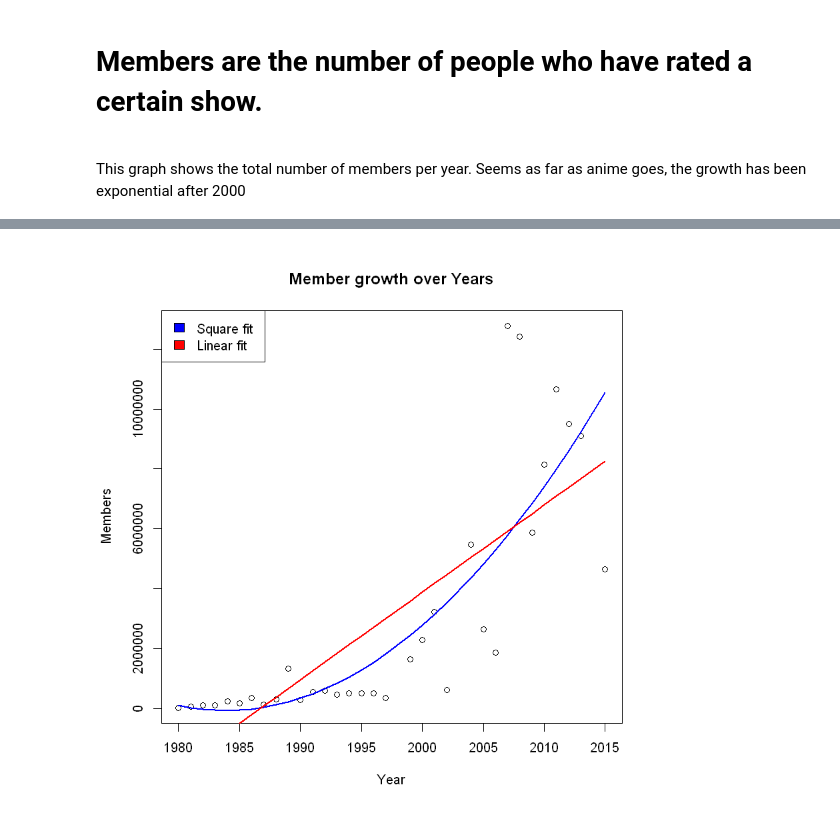
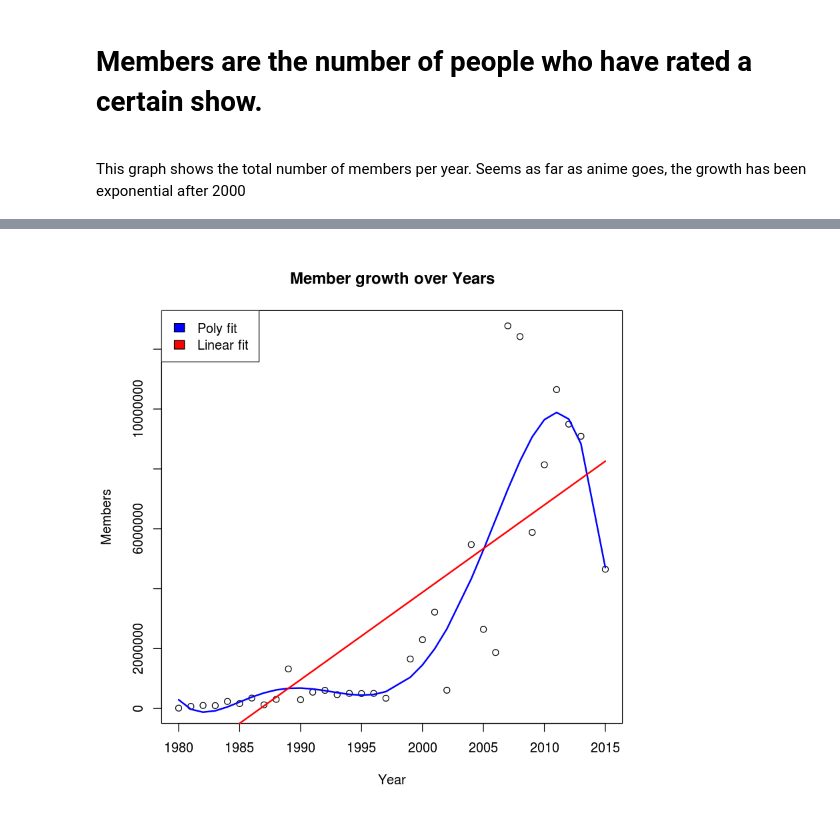
Before and after one commit to CalebWelch/anime_scores, a Jupyter notebook: Ranalysis.ipynb, the cells around one changed output, grey strips where cells are left out. Saved outputs shown, nothing was run; the diff lists cells and outputs as text; code cells hidden in the pictures.

Commit message:
moved stuff around and added some more markdown and graphs

```diff
--- a/Ranalysis.ipynb
+++ b/Ranalysis.ipynb
@@ -53,12 +60,13 @@ summary(temp$V1);sd(temp$V1)
 # %% [markdown]
 <h1>Members are the number of people who have rated a certain show.</h1><br>
 This graph shows the total number of members per year. Seems as far as anime goes, the growth has been exponential after 2000
+# %%
+df$Members <- as.numeric(gsub(",", "", df$Members))
+members <- df[,lapply(.SD,sum),by=Year,.SDcols='Members']
+members <- members[order(Year,Members)]
 # %%
-fitsq=lm(Members~poly(Year,2),data=members)
+fitsq=lm(Members~poly(Year,5),data=members)
 predsq = predict(fitsq,newdata=members)
 summary(fitsq)
-fitlin=lm(Members~Year,data=members)
-predlin = predict(fitlin,newdata=members)
-summary(fitlin)
 # %% [output]
 Call:
@@ -99,13 +117,9 @@ F-statistic: 47.52 on 1 and 31 DF,  p-value: 0.00000009952
 # %%
-#df$Members <- as.numeric(gsub(",", "", df$Members))
-members <- df[,lapply(.SD,sum),by=Year,.SDcols='Members']
-members <- members[order(Year,Members)]
-
 options(scipen=5)
 plot(Members~Year,members)
 title(main = 'Member growth over Years')
 lines(members$Year,predsq,lwd=2,col='blue')
 lines(members$Year,predlin,lwd=2,col='red')
-legend('topleft',legend=c('Square fit','Linear fit'),fill=c('blue','red'))
+legend('topleft',legend=c('Poly fit','Linear fit'),fill=c('blue','red'))
 # %% [output]
-[figure, old version]
+[figure, new version]
```
Also changed, not shown: parts of 10 cells of this notebook, 7 other files.
